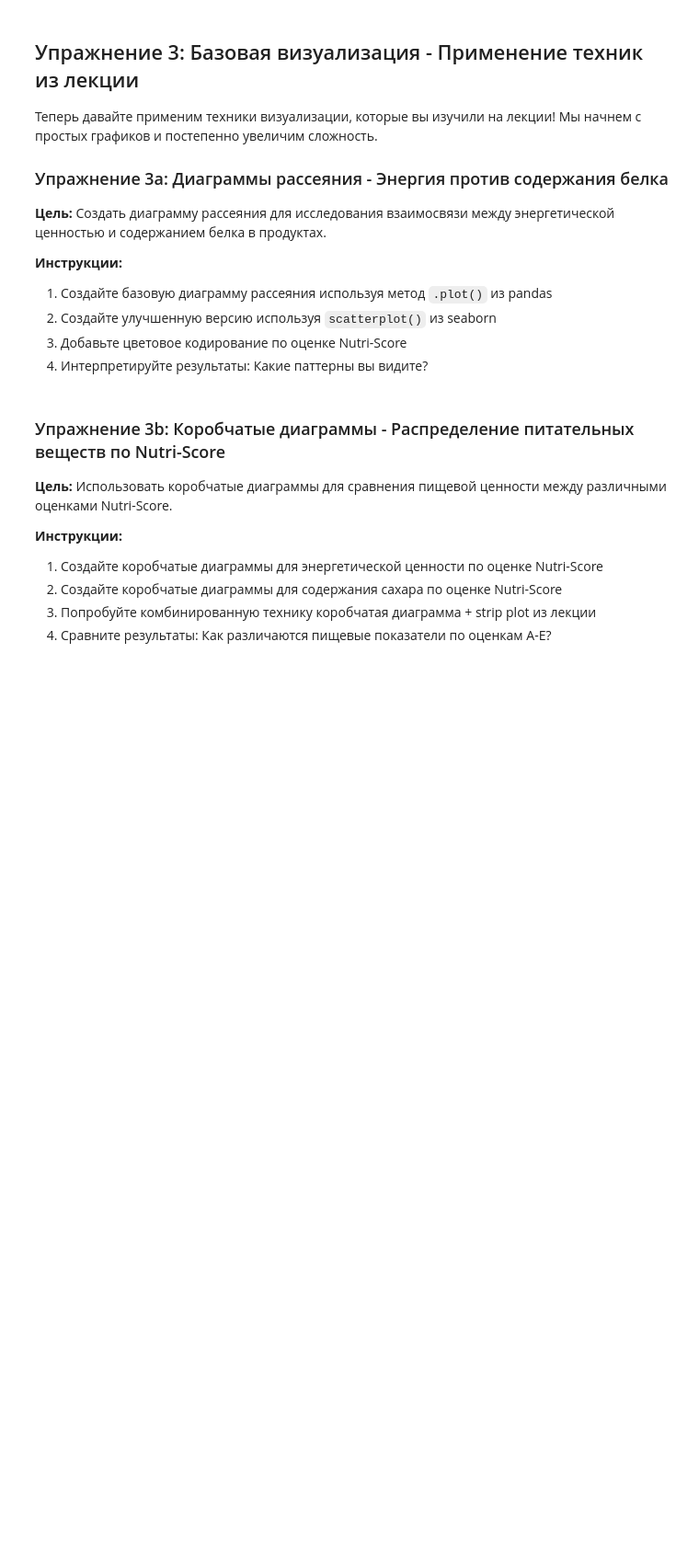
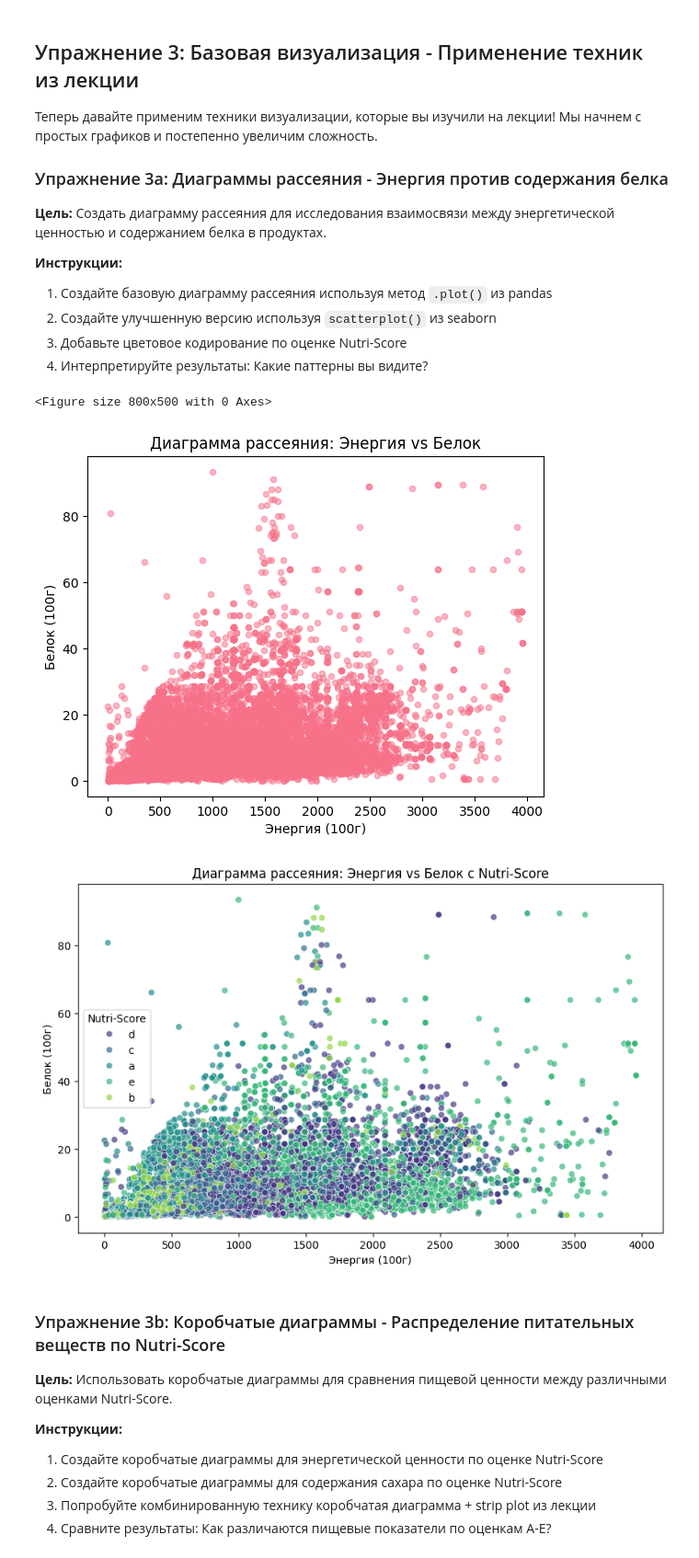
Before and after one commit to gulden333/iad_pr2, a Jupyter notebook: data_visualization_practice_s.ipynb, the cells around one changed output. Shown at 92% size. Cells and saved outputs as stored; diff of their text form; code cells hidden in the pictures; blank space fills up the shorter version.

```diff
--- a/data_visualization_practice_s.ipynb
+++ b/data_visualization_practice_s.ipynb
@@ -142,16 +166,26 @@ print("4. Проверить распределение Nutri-Score")
 3. Добавьте цветовое кодирование по оценке Nutri-Score
 4. Интерпретируйте результаты: Какие паттерны вы видите?
 # %%
-# Упражнение 3a: Диаграммы рассеяния
-# TODO: Реализуйте когда датасет загружен
+# --- Базовая диаграмма через pandas ---
+plt.figure(figsize=(8, 5))
+df.plot.scatter(x='energy_100g', y='proteins_100g', alpha=0.5)
+plt.title('Диаграмма рассеяния: Энергия vs Белок')
+plt.xlabel('Энергия (100г)')
+plt.ylabel('Белок (100г)')
+plt.show()
 
-# CODE
-
-print("Цели упражнения 3a:")
-print("1. Создать базовую диаграмму рассеяния pandas")
-print("2. Улучшить с помощью seaborn и цветового кодирования")
-print("3. Проанализировать паттерны между энергией и белком")
-print("4. Наблюдать как Nutri-Score связан с пищевой ценностью")
+# Улучшенная диаграмма рассеяния с seaborn и цветовым кодированием Nutri-Score
+plt.figure(figsize=(10, 6))
+sns.scatterplot(data=df, x='energy_100g', y='proteins_100g', hue='nutriscore_grade', palette='viridis', alpha=0.7)
+plt.title('Диаграмма рассеяния: Энергия vs Белок с Nutri-Score')
+plt.xlabel('Энергия (100г)')
+plt.ylabel('Белок (100г)')
+plt.legend(title='Nutri-Score')
+plt.show()
+# %% [output]
+<Figure size 800x500 with 0 Axes>
+[figure, added]
+[figure, added]
 # %% [markdown]
 ### Упражнение 3b: Коробчатые диаграммы - Распределение питательных веществ по Nutri-Score
 
```
Also changed, not shown: parts of 7 cells of this notebook.
